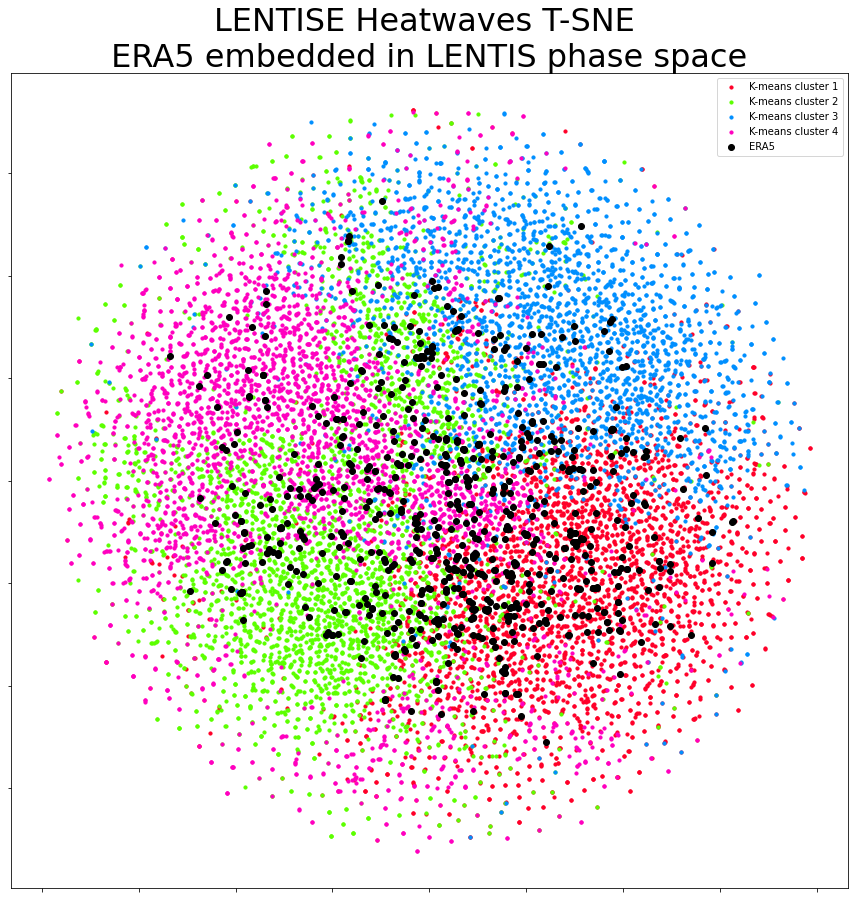
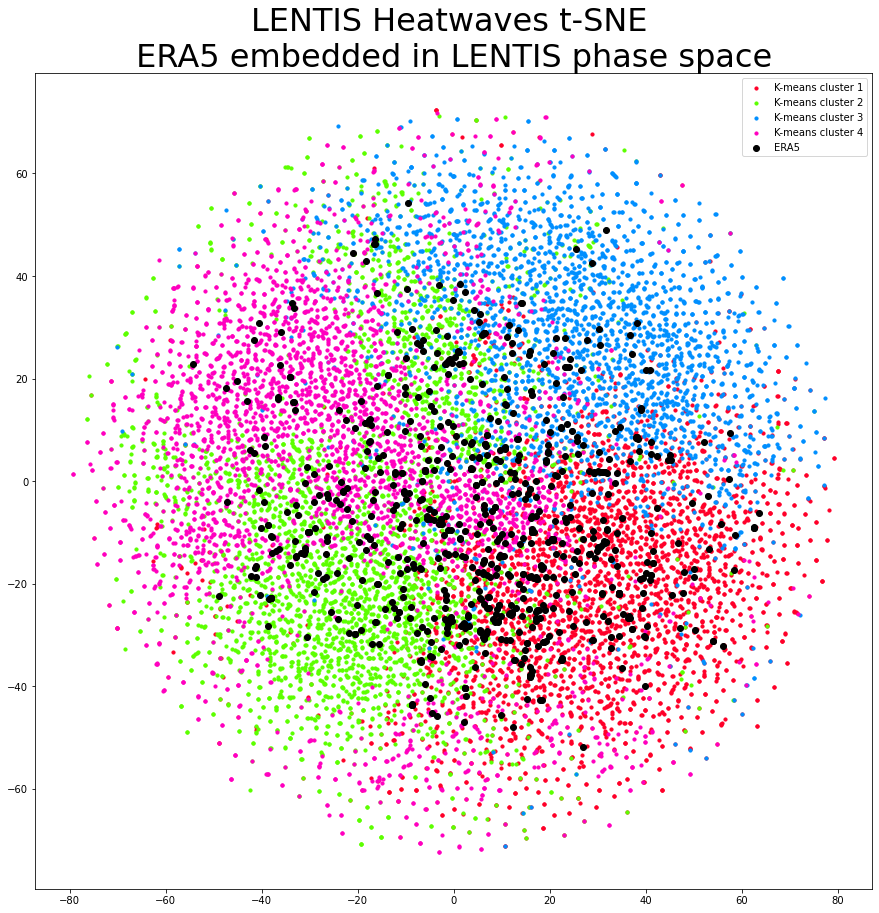
Code edit (unified diff) that turned the first committed figure into the second:
--- before
+++ after
@@ -17,6 +17,6 @@
            label="ERA5")
 
-plt.tick_params(labelleft=False,labelbottom=False)    
+plt.tick_params(labelleft=True,labelbottom=True)    
 
-plt.title("LENTISE Heatwaves T-SNE \n ERA5 embedded in LENTIS phase space ", fontsize=32)
+plt.title("LENTIS Heatwaves t-SNE \n ERA5 embedded in LENTIS phase space ", fontsize=32)
 plt.legend()

Commit: some small changes to latent space. change cmap option for plotting stream